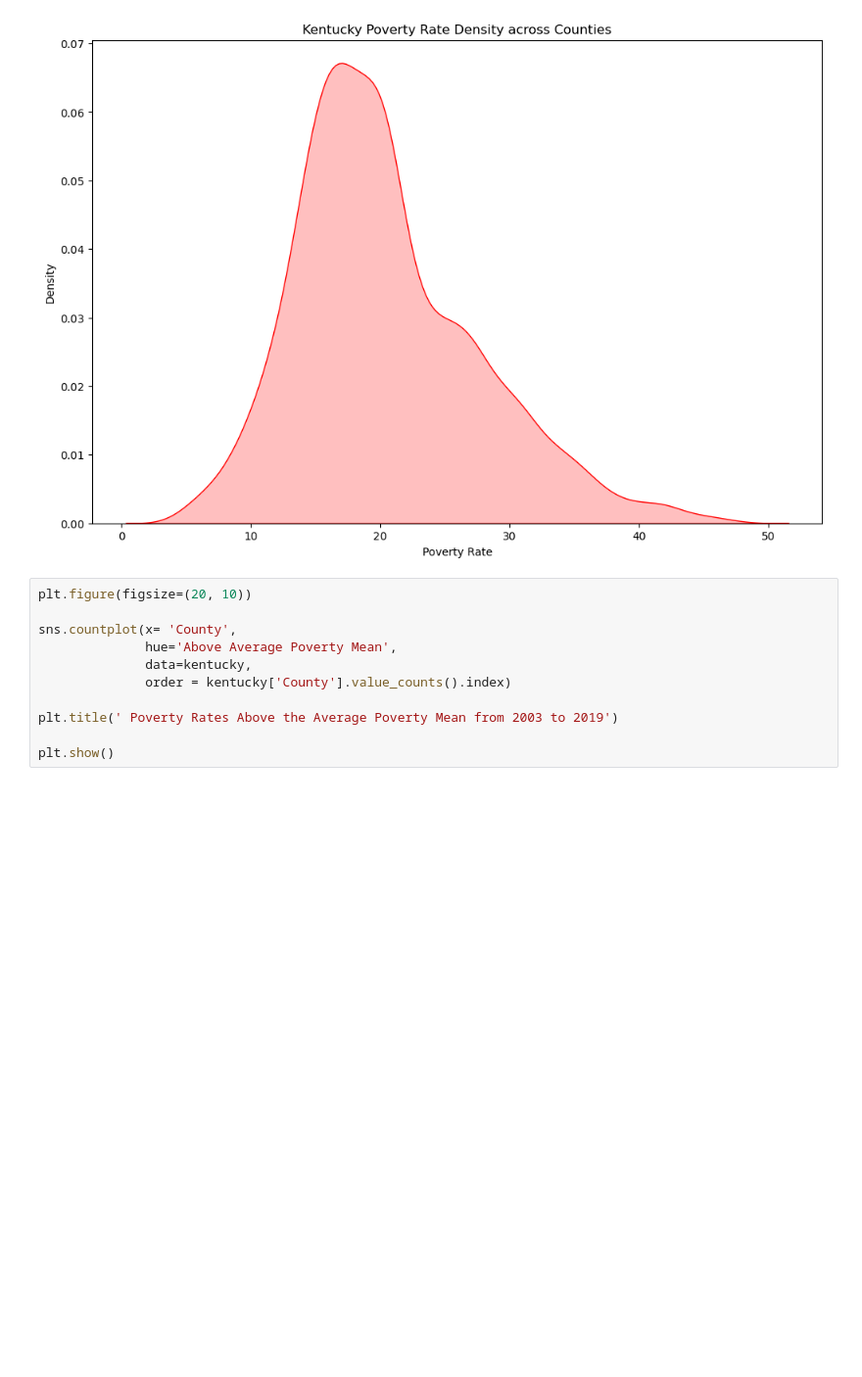
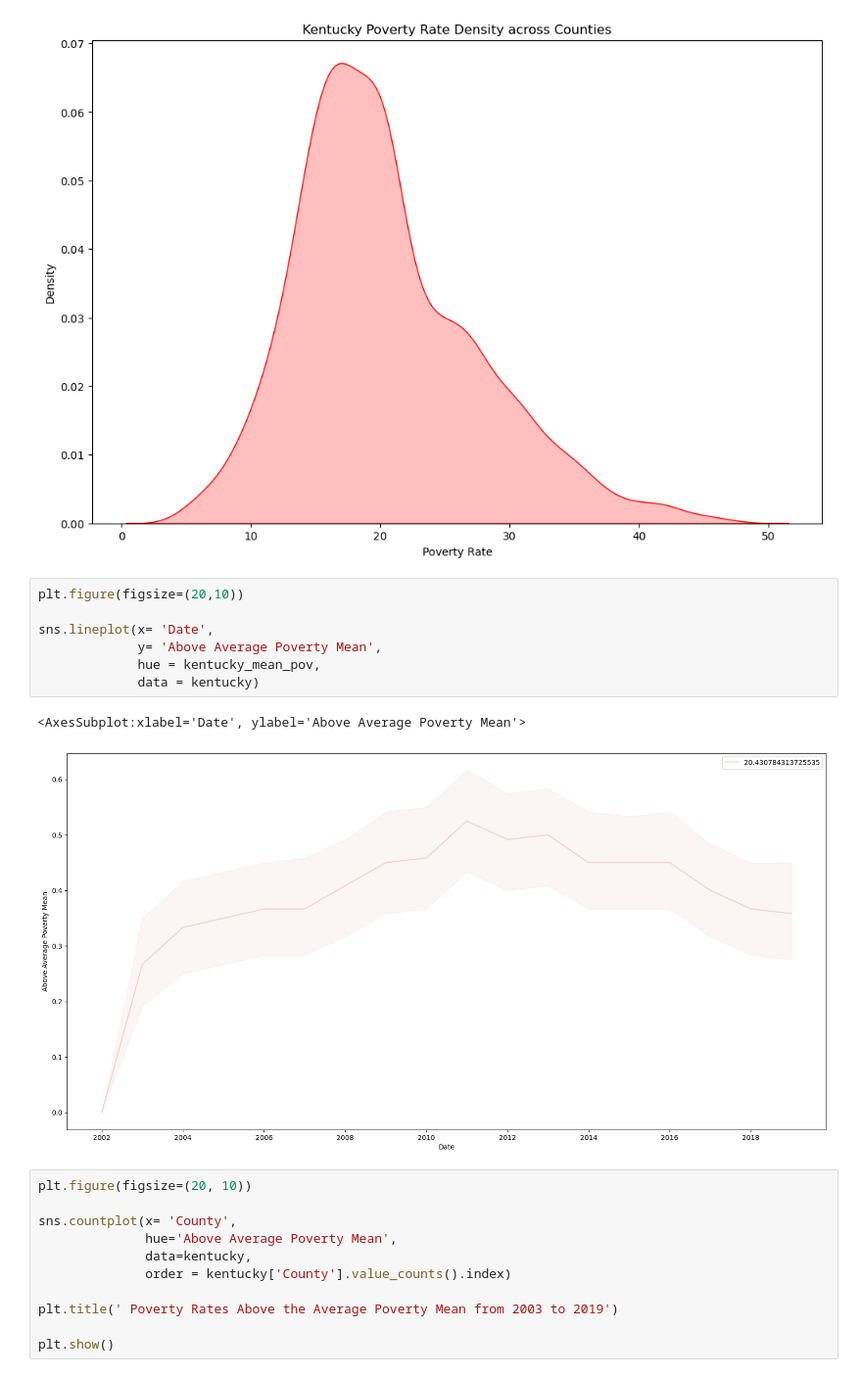
Before and after one commit to jsphotos205/Kentucky_Poverty_Rate, a Jupyter notebook: kentucky_unemployment_ml.ipynb, the cells around one changed output. Shown at 98% size. Cells and saved outputs as stored; diff of their text form; blank space fills up the shorter version.

```diff
--- a/kentucky_unemployment_ml.ipynb
+++ b/kentucky_unemployment_ml.ipynb
@@ -78,6 +74,16 @@ plt.title('Kentucky Poverty Rate Density across Counties')
 plt.show()
 # %% [output]
 [figure]
+# %%
+plt.figure(figsize=(20,10))
+
+sns.lineplot(x= 'Date',
+             y= 'Above Average Poverty Mean',
+             hue = kentucky_mean_pov,
+             data = kentucky)
+# %% [output]
+<AxesSubplot:xlabel='Date', ylabel='Above Average Poverty Mean'>
+[figure, added]
 # %%
 plt.figure(figsize=(20, 10))
 
```
Also changed, not shown: parts of 2 cells of this notebook.
